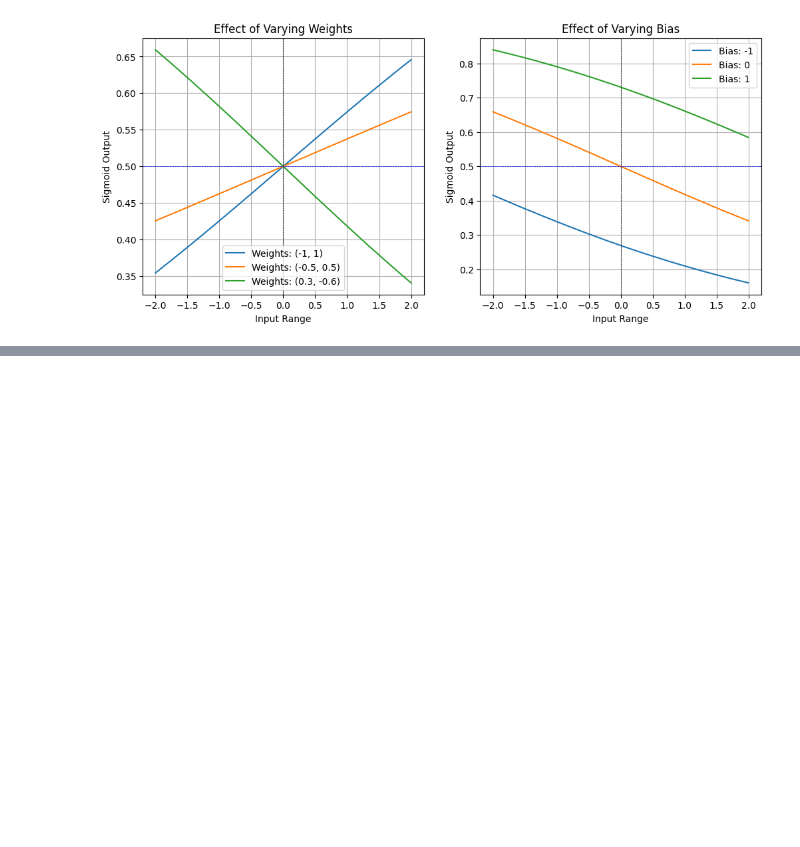
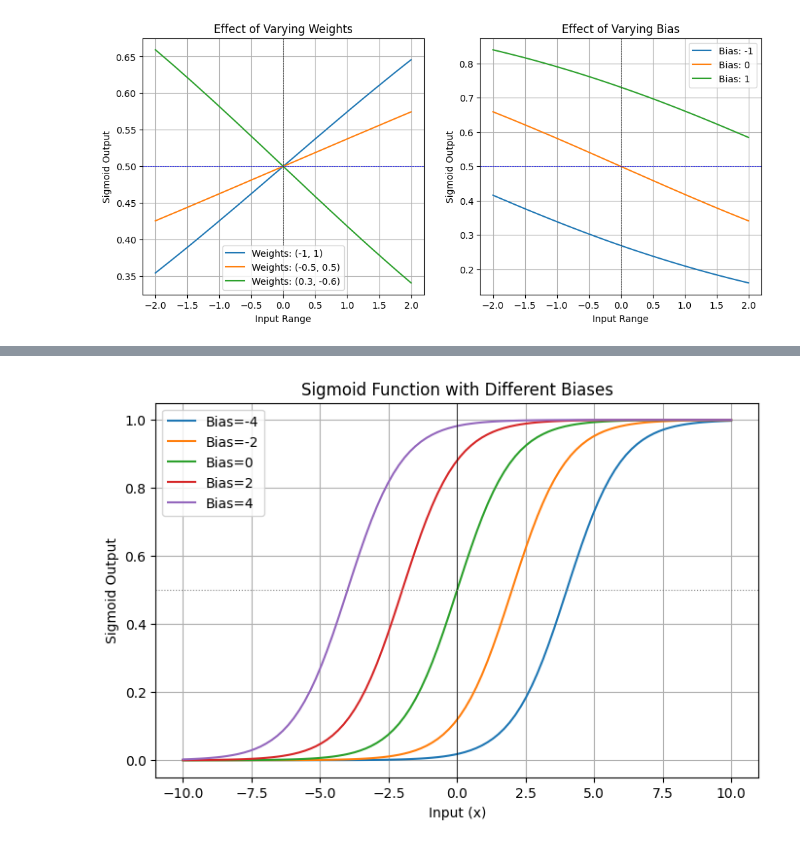
Before and after one commit to chiranjeevi-manike/Deep-Learning, a Jupyter notebook: Bias_and_weights.ipynb, the cells around one changed output, grey strips where cells are left out. Cells and saved outputs as stored; diff of their text form; code cells hidden in the pictures; blank space fills up the shorter version.

```diff
--- a/Bias_and_weights.ipynb
+++ b/Bias_and_weights.ipynb
@@ -53,0 +83,27 @@ plt.show()
+# %%
+import numpy as np
+import matplotlib.pyplot as plt
+
+def sigmoid(x, bias=0):
+    return 1 / (1 + np.exp(-(x + bias)))
+
+# Generate input values
+x = np.linspace(-10, 10, 100)
+
+# Define different biases
+biases = [-4, -2, 0, 2, 4]
+
+plt.figure(figsize=(8, 5))
+for b in biases:
+    plt.plot(x, sigmoid(x, bias=b), label=f'Bias={b}')
+
+plt.axvline(0, color='black', linewidth=0.5)
+plt.axhline(0.5, color='gray', linestyle='dotted', linewidth=0.8)
+plt.xlabel('Input (x)')
+plt.ylabel('Sigmoid Output')
+plt.title('Sigmoid Function with Different Biases')
+plt.legend()
+plt.grid()
+plt.show()
+# %% [output]
+[figure, added]
```
Also changed, not shown: parts of 6 cells of this notebook.
